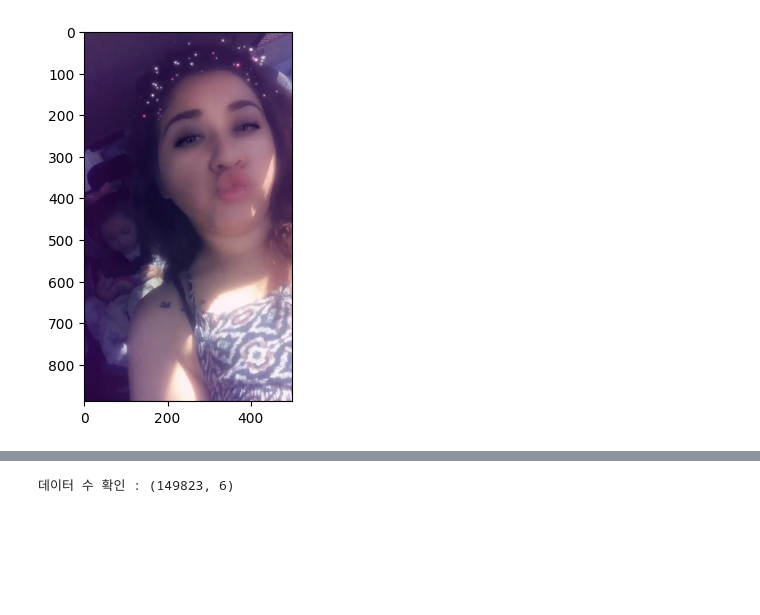
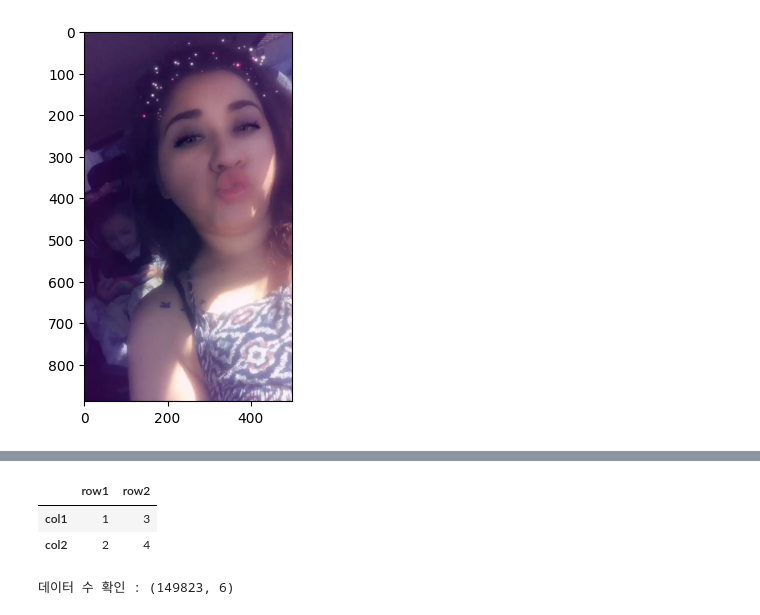
Before and after one commit to jhboyo/FASTCAMPUS-CH09_11, a Jupyter notebook: chapter09-Multi_Modal/chapter09_1_preprocessing.ipynb, the cells around one changed output, grey strips where cells are left out. Saved outputs shown, nothing was run; the diff lists cells and outputs as text; code cells hidden in the pictures; blank space fills up the shorter version.

```diff
--- a/chapter09-Multi_Modal/chapter09_preprocessing.ipynb
+++ b/chapter09-Multi_Modal/chapter09_1_preprocessing.ipynb
@@ -139 +160,7 @@ plt.imshow(random_image)
+# %%
+pd.DataFrame.from_dict(temp_data, orient='columns')
+# %% [output]
+|  | row1 | row2 |
+| col1 | 1 | 3 |
+| col2 | 2 | 4 |
 # %%
```
Also changed, not shown: parts of 13 cells of this notebook, 6 other files.
